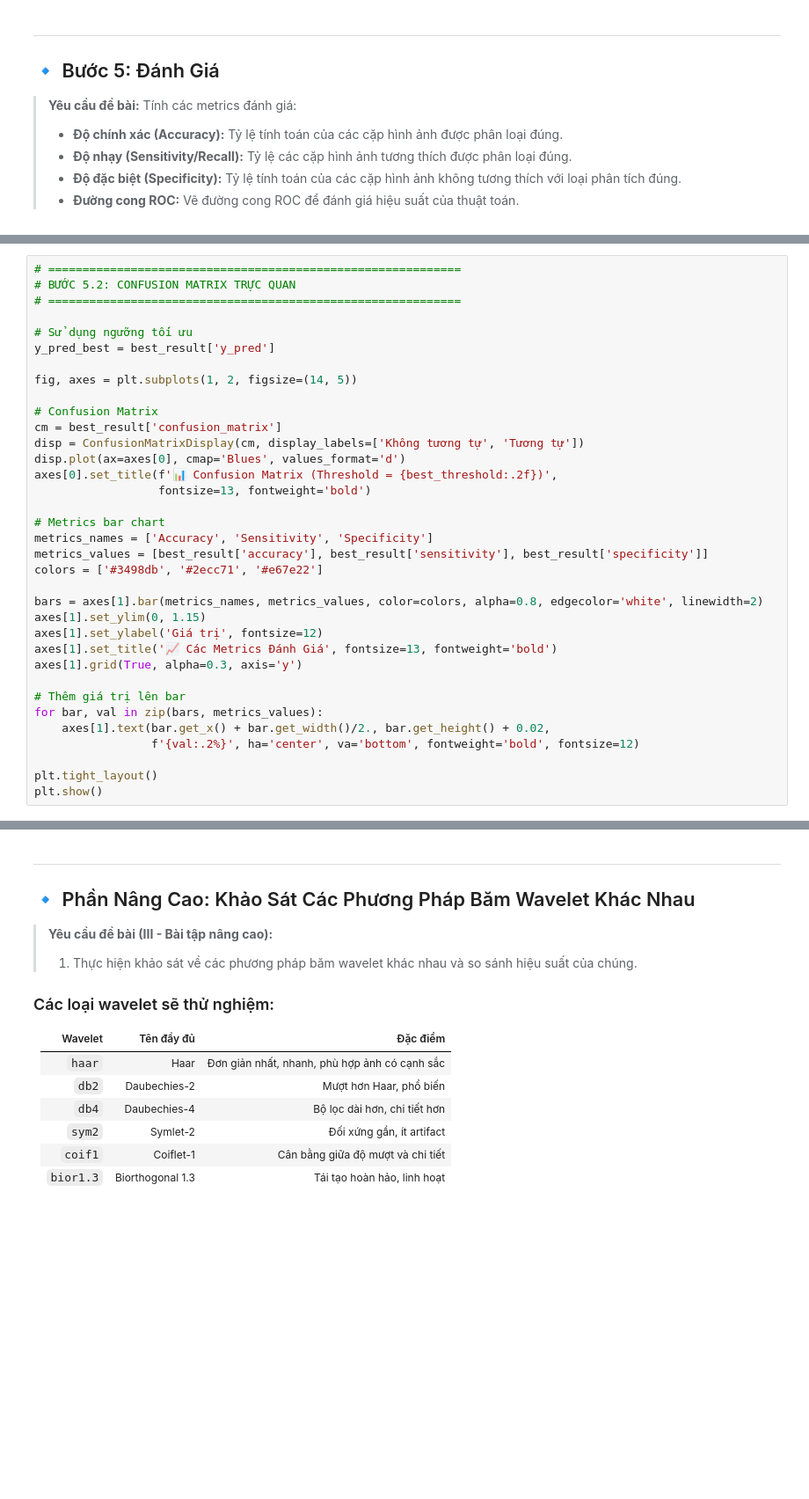
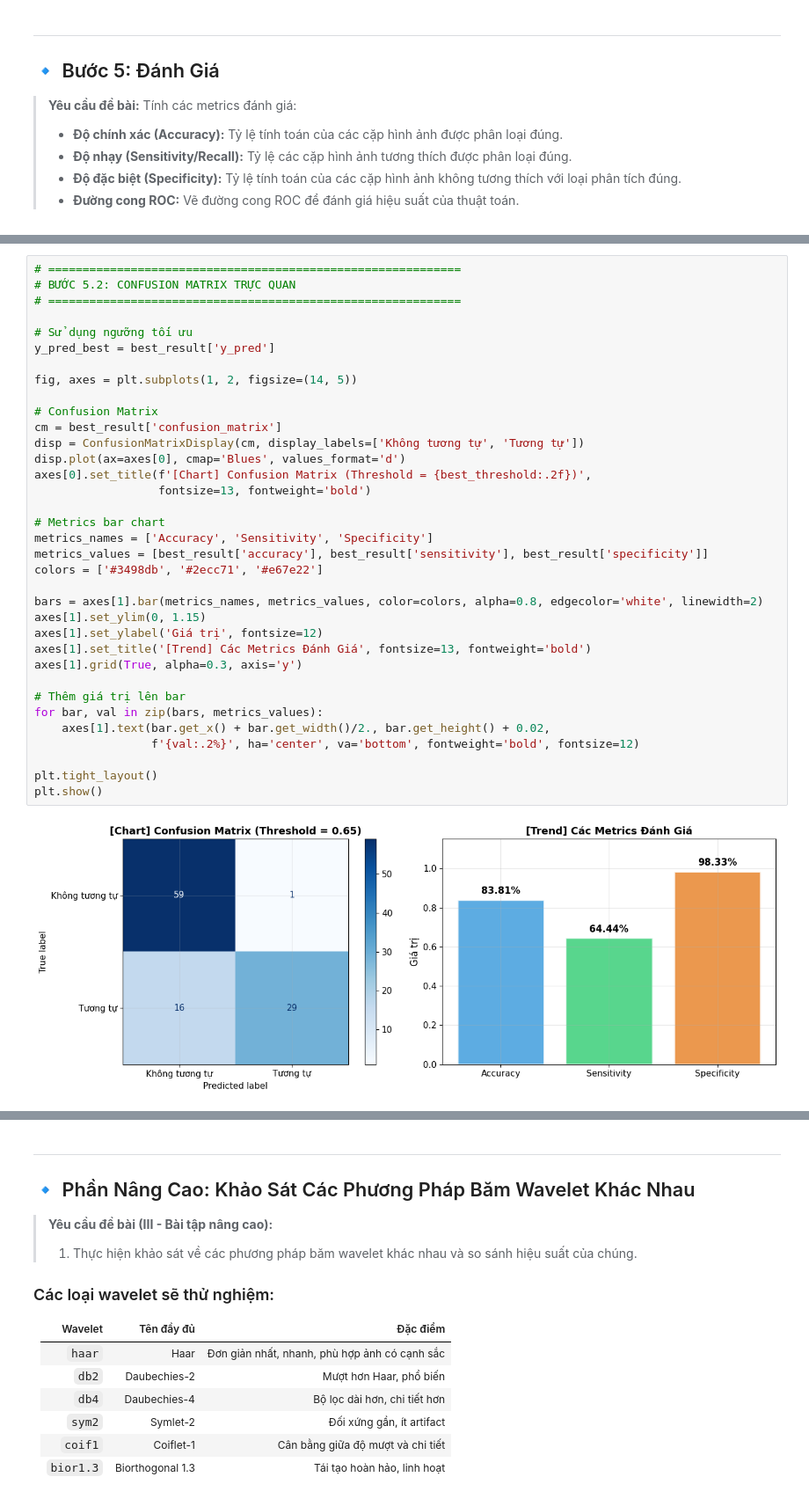
Before and after one commit to NguyenHoangLe0701/Image-Processing-Lab, a Jupyter notebook: Lab3_Part1/notebooks/lab4_wavelet_hashing.ipynb, the cells around one changed output, grey strips where cells are left out. Shown at 88% size. Saved outputs shown, nothing was run; the diff lists cells and outputs as text; blank space fills up the shorter version.

```diff
--- a/Lab3_Part1/notebooks/lab4_wavelet_hashing.ipynb
+++ b/Lab3_Part1/notebooks/lab4_wavelet_hashing.ipynb
@@ -563,35 +632,37 @@ print(f"   Specificity : {best_result['specificity']:.4f} ({best_result['specifi
 # ============================================================
 
 # Sử dụng ngưỡng tối ưu
 y_pred_best = best_result['y_pred']
 
 fig, axes = plt.subplots(1, 2, figsize=(14, 5))
 
 # Confusion Matrix
 cm = best_result['confusion_matrix']
 disp = ConfusionMatrixDisplay(cm, display_labels=['Không tương tự', 'Tương tự'])
 disp.plot(ax=axes[0], cmap='Blues', values_format='d')
-axes[0].set_title(f'📊 Confusion Matrix (Threshold = {best_threshold:.2f})',
+axes[0].set_title(f'[Chart] Confusion Matrix (Threshold = {best_threshold:.2f})',
                   fontsize=13, fontweight='bold')
 
 # Metrics bar chart
 metrics_names = ['Accuracy', 'Sensitivity', 'Specificity']
 metrics_values = [best_result['accuracy'], best_result['sensitivity'], best_result['specificity']]
 colors = ['#3498db', '#2ecc71', '#e67e22']
 
 bars = axes[1].bar(metrics_names, metrics_values, color=colors, alpha=0.8, edgecolor='white', linewidth=2)
 axes[1].set_ylim(0, 1.15)
 axes[1].set_ylabel('Giá trị', fontsize=12)
-axes[1].set_title('📈 Các Metrics Đánh Giá', fontsize=13, fontweight='bold')
+axes[1].set_title('[Trend] Các Metrics Đánh Giá', fontsize=13, fontweight='bold')
 axes[1].grid(True, alpha=0.3, axis='y')
 
 # Thêm giá trị lên bar
 for bar, val in zip(bars, metrics_values):
     axes[1].text(bar.get_x() + bar.get_width()/2., bar.get_height() + 0.02,
                  f'{val:.2%}', ha='center', va='bottom', fontweight='bold', fontsize=12)
 
 plt.tight_layout()
 plt.show()
+# %% [output]
+[figure, added]
 # %%
 # ============================================================
 # BƯỚC 5.3: ĐƯỜNG CONG ROC (ROC CURVE)
```
Also changed, not shown: parts of 19 cells of this notebook, 15 other files.
